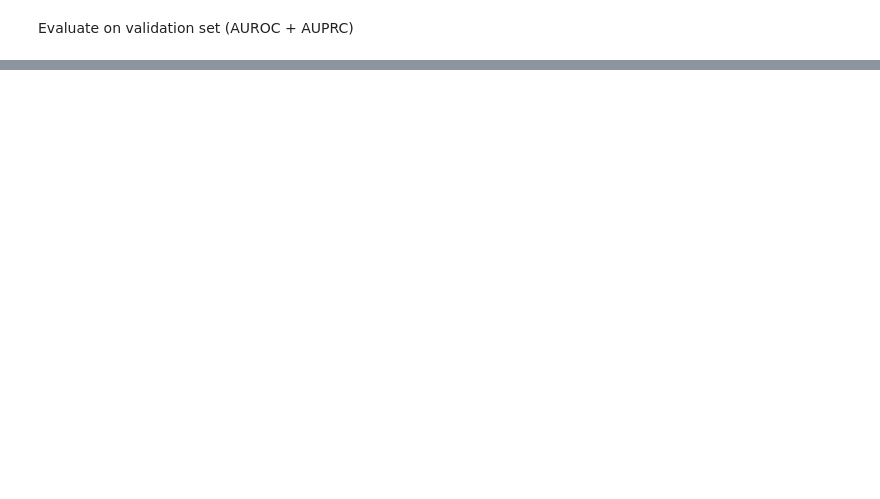
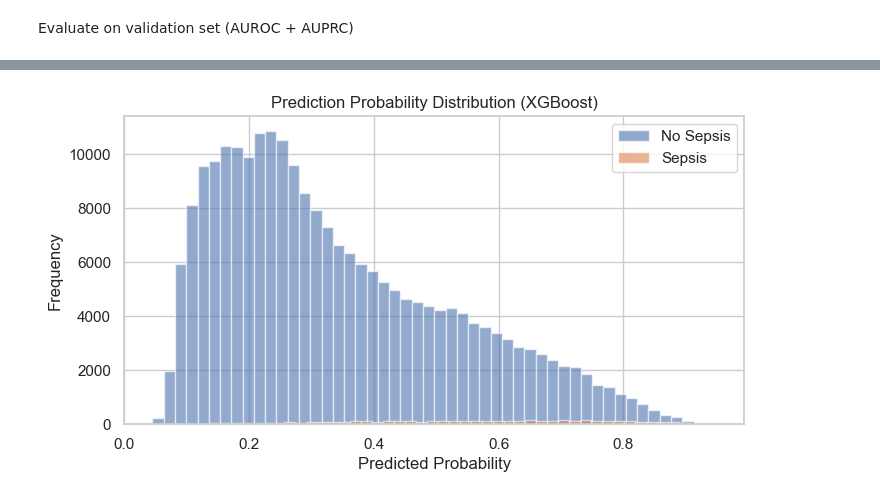
Before and after one commit to nikhithanjani5/EarlySepsisPrediction, a Jupyter notebook: notebooks/03_baseline_models.ipynb, the cells around one changed output, grey strips where cells are left out. Drawn from its saved outputs; the diff is of its cells as text; code cells hidden in the pictures; blank space fills up the shorter version.

```diff
--- a/notebooks/03_baseline_models.ipynb
+++ b/notebooks/03_baseline_models.ipynb
@@ -207,0 +258,13 @@ results
+# %%
+plt.figure(figsize=(8,4))
+
+plt.hist(test_probs_xgb[y_test==0], bins=50, alpha=0.6, label="No Sepsis")
+plt.hist(test_probs_xgb[y_test==1], bins=50, alpha=0.6, label="Sepsis")
+
+plt.title("Prediction Probability Distribution (XGBoost)")
+plt.xlabel("Predicted Probability")
+plt.ylabel("Frequency")
+plt.legend()
+plt.show()
+# %% [output]
+[figure, added]
```
Also changed, not shown: parts of 12 cells of this notebook, 2 other files.
